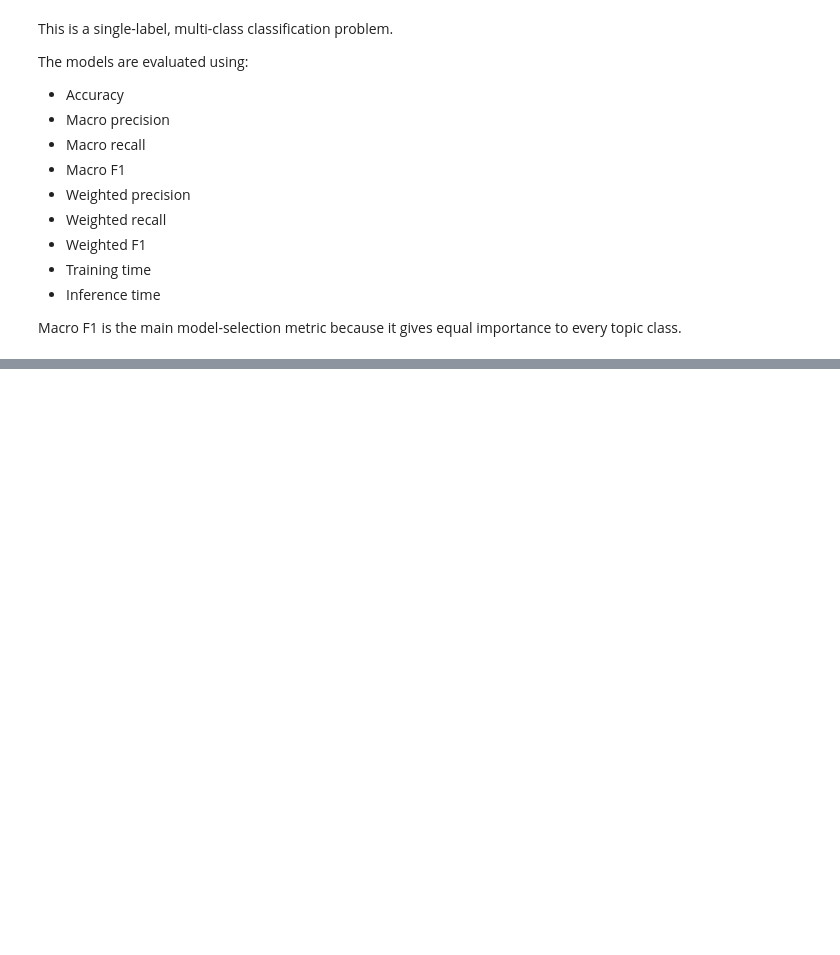
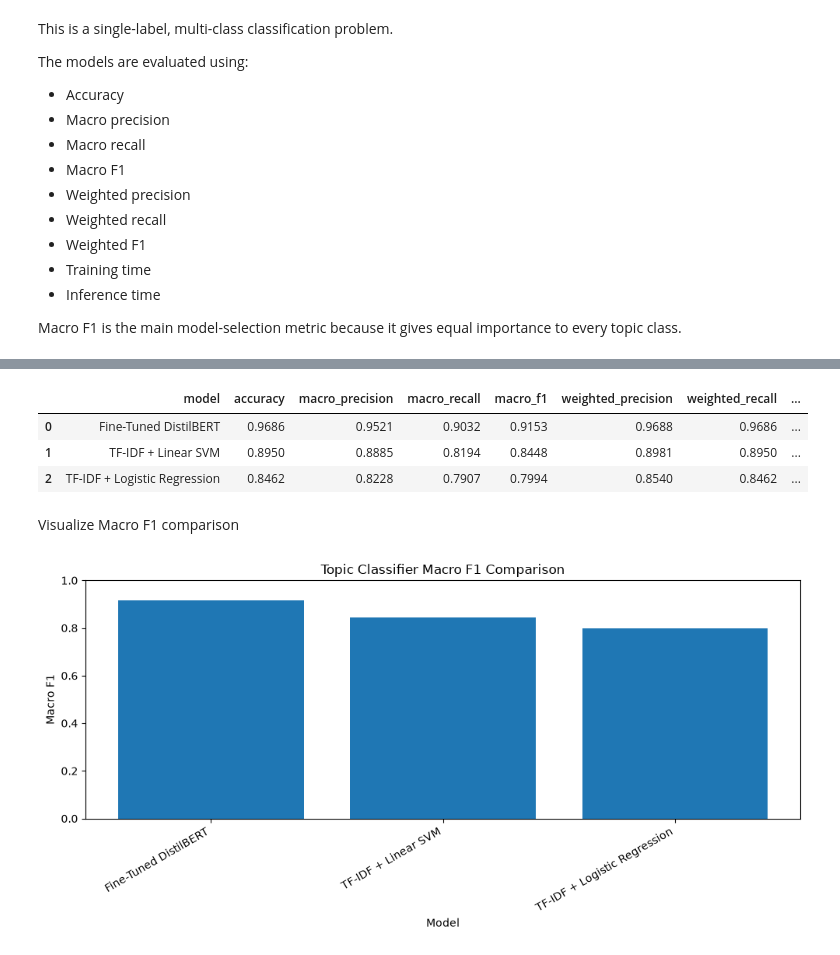
Before and after one commit to nelsonKat0522/AI_EmotionExpress, a Jupyter notebook: notebooks/02_Topic_Classification.ipynb, the cells around one changed output, grey strips where cells are left out. Cells and saved outputs as stored; diff of their text form; code cells hidden in the pictures; blank space fills up the shorter version.

```diff
--- a/notebooks/02_Topic_Classification.ipynb
+++ b/notebooks/02_Topic_Classification.ipynb
@@ -3110,0 +1884,9 @@ One important point for your final report: the model is currently learning label
+# %%
+topic_trainer = Trainer(model=distilbert_topic_model,
+                        args=training_arguments,
+                        train_dataset=(tokenized_topic_dataset["train"]),
+                        eval_dataset=(tokenized_topic_dataset["validation"]),
+                        processing_class=topic_tokenizer,
+                        data_collator=topic_data_collator,
+                        compute_metrics=(compute_transformer_topic_metrics),
+                        callbacks=[EarlyStoppingCallback(early_stopping_patience=2)])
@@ -3110,0 +1895,8 @@ One important point for your final report: the model is currently learning label
+# %%
+distilbert_training_start = (time.perf_counter())
+
+topic_training_output = (topic_trainer.train())
+
+distilbert_training_time = (time.perf_counter() - distilbert_training_start)
+
+print("DistilBERT training time:",f"{distilbert_training_time:.2f} seconds")
@@ -3110,0 +1990,42 @@ One important point for your final report: the model is currently learning label
+# %%
+metric_columns = ["accuracy",
+                "macro_precision",
+                "macro_recall",
+                "macro_f1",
+                "weighted_precision",
+                "weighted_recall",
+                "weighted_f1",
+                "training_time_seconds",
+                "inference_time_seconds"]
+
+
+topic_model_comparison_display_df = (topic_model_comparison_df.copy())
+
+topic_model_comparison_display_df[metric_columns] = (topic_model_comparison_display_df[metric_columns].round(4))
+
+topic_model_comparison_display_df
+# %% [output]
+|  | model | accuracy | macro_precision | macro_recall | macro_f1 | weighted_precision | weighted_recall | ... |
+| 0 | Fine-Tuned DistilBERT | 0.9686 | 0.9521 | 0.9032 | 0.9153 | 0.9688 | 0.9686 | ... |
+| 1 | TF-IDF + Linear SVM | 0.8950 | 0.8885 | 0.8194 | 0.8448 | 0.8981 | 0.8950 | ... |
+| 2 | TF-IDF + Logistic Regression | 0.8462 | 0.8228 | 0.7907 | 0.7994 | 0.8540 | 0.8462 | ... |
+# %% [markdown]
+Visualize Macro F1 comparison
+# %%
+plt.figure(figsize=(10, 5))
+
+plt.bar(topic_model_comparison_df["model"],topic_model_comparison_df["macro_f1"])
+
+plt.title("Topic Classifier Macro F1 Comparison")
+
+plt.xlabel("Model")
+plt.ylabel("Macro F1")
+
+plt.xticks(rotation=30,ha="right")
+
+plt.ylim(0, 1)
+
+plt.tight_layout()
+plt.show()
+# %% [output]
+[figure, added]
```
Also changed, not shown: parts of 104 cells of this notebook, 4 other files.
